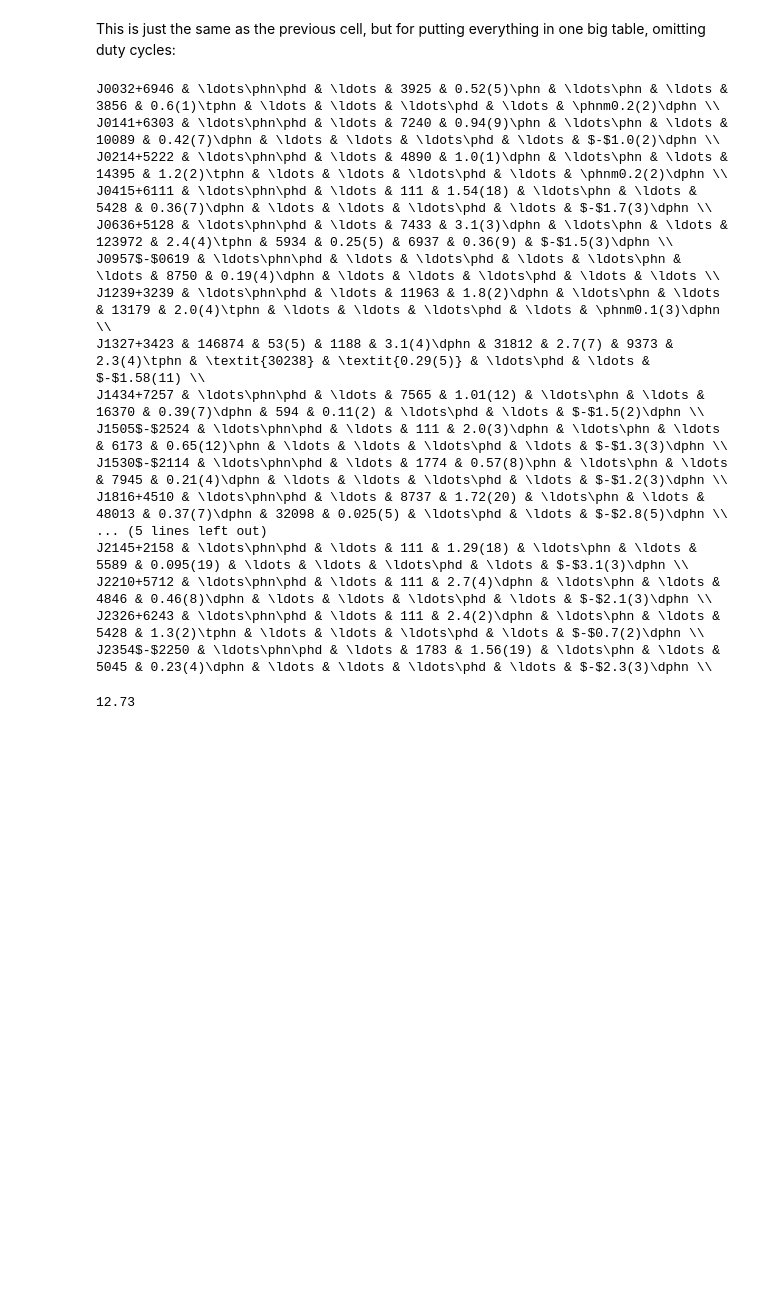
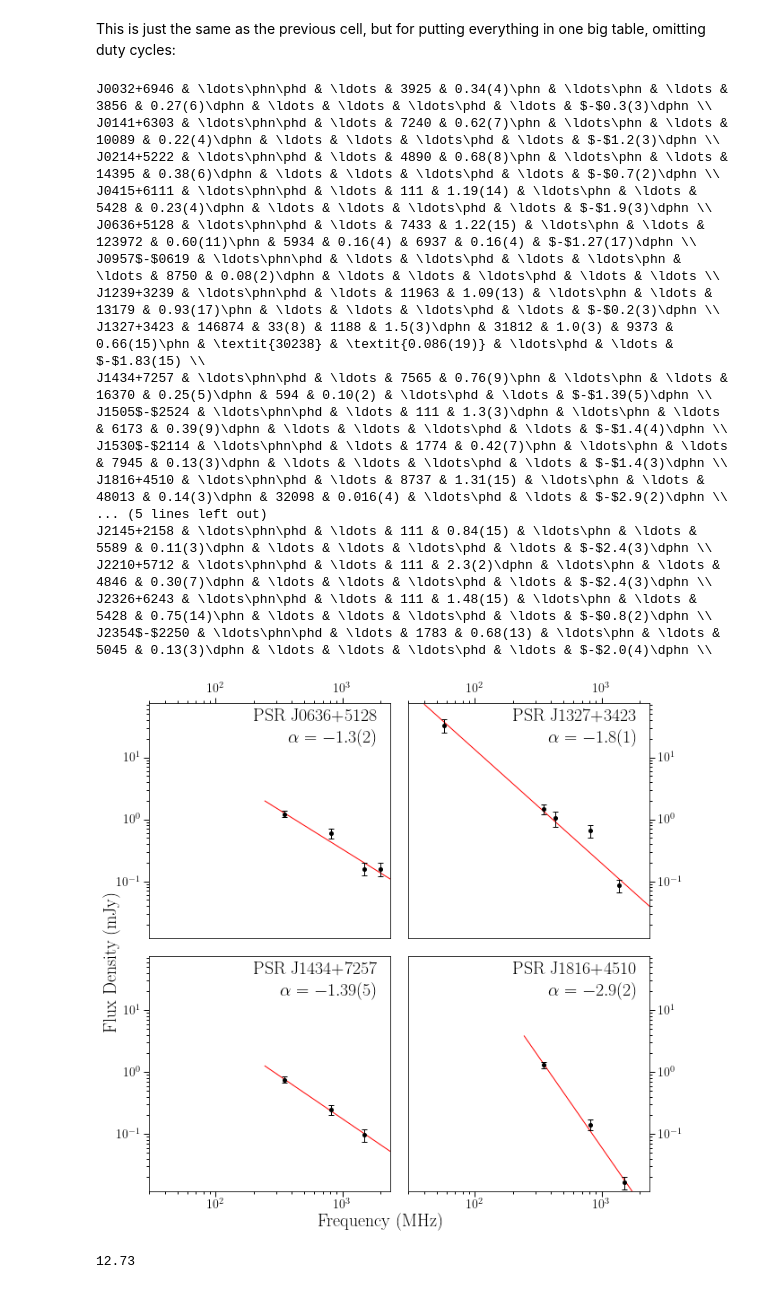
Before and after one commit to wcfiore/gbncc_viii, a Jupyter notebook: prof_flux_est.ipynb, the cells around one changed output. Cells and saved outputs as stored; diff of their text form; code cells hidden in the pictures; blank space fills up the shorter version.

```diff
--- a/prof_flux_est.ipynb
+++ b/prof_flux_est.ipynb
@@ -747,11 +835,14 @@ import table_utils as tu
 for psr in FluxDict.keys():
     pD = FluxDict[psr]
     if pD['Flux57']:
-        S57_tex = tu.ufve(pD['Flux57'],pD['errFlux57'],digits=tu.digits_for_unc(pD['errFlux57']))
-        tobs57str = f"{int(pD['Tobs57'])}"
+        Slow_tex = tu.ufve(pD['Flux57'],pD['errFlux57'],digits=tu.digits_for_unc(pD['errFlux57']))
+        tobslowstr = f"{int(pD['Tobs57'])}"
+    elif pD['Flux149']:
+        Slow_tex = tu.ufve(pD['Flux149'],pD['errFlux149'],digits=tu.digits_for_unc(pD['errFlux149']))
+        tobslowstr = f"{int(pD['Tobs149'])}"
     else:
-        S57_tex = "\ldots"
-        tobs57str = "\ldots\phn\phd"
+        Slow_tex = "\ldots"
+        tobslowstr = "\ldots\phn\phd"
     if pD['Flux350']:
         S350_tex = tu.ufve(pD['Flux350'],pD['errFlux350'],digits=tu.digits_for_unc(pD['errFlux350']))
         if len(S350_tex)==7:
@@ -778,14 +869,14 @@ for psr in FluxDict.keys():
             S820_tex = f"{S820_tex}\\tphn"
         tobs820str = f"{int(pD['Tobs820'])}"
     if pD['Flux1500']:
-        S1500_tex = tu.ufve(pD['Flux1500'],pD['errFlux1500'],digits=tu.digits_for_unc(pD['errFlux1500']))
-        tobs1500str = f"{int(pD['Tobs1500'])}"
+        SLband_tex = tu.ufve(pD['Flux1500'],pD['errFlux1500'],digits=tu.digits_for_unc(pD['errFlux1500']))
+        tobsLbandstr = f"{int(pD['Tobs1500'])}"
     elif pD['Flux1380']:
-        S1500_tex = "\\textit{"+tu.ufve(pD['Flux1380'],pD['errFlux1380'],digits=tu.digits_for_unc(pD['errFlux1380']))+"}"
-        tobs1500str = "\\textit{"+f"{int(pD['Tobs1380'])}"+"}"
+        SLband_tex = "\\textit{"+tu.ufve(pD['Flux1380'],pD['errFlux1380'],digits=tu.digits_for_unc(pD['errFlux1380']))+"}"
+        tobsLbandstr = "\\textit{"+f"{int(pD['Tobs1380'])}"+"}"
     else:
-        S1500_tex = "\ldots"
-        tobs1500str = "\ldots"
+        SLband_tex = "\ldots"
+        tobsLbandstr = "\ldots"
     if pD['Flux2000']:
         S2000_tex = tu.ufve(pD['Flux2000'],pD['errFlux2000'],digits=tu.digits_for_unc(pD['errFlux2000']))
         tobs2000str = f"{int(pD['Tobs2000'])}"
@@ -803,31 +894,31 @@ for psr in FluxDict.keys():
     else:
         SI_tex = "\ldots"
 
-    tex_line = f"{psr} & {tobs57str} & {S57_tex} & " + \
+    tex_line = f"{psr} & {tobslowstr} & {Slow_tex} & " + \
                f"{tobs350str} & {S350_tex} & " + \
                f"{tobs430str} & {S430_tex} & " + \
                f"{tobs820str} & {S820_tex} & " + \
-               f"{tobs1500str} & {S1500_tex} & " + \
+               f"{tobsLbandstr} & {SLband_tex} & " + \
                f"{tobs2000str} & {S2000_tex} & {SI_tex} \\\\"
     print(tex_line.replace("-","$-$").replace(" \\times ","$\\times$").replace("^","$^"))
 # %% [output]
-J0032+6946 & \ldots\phn\phd & \ldots & 3925 & 0.52(5)\phn & \ldots\phn & \ldots & 3856 & 0.6(1)\tphn & \ldots & \ldots & \ldots\phd & \ldots & \phnm0.2(2)\dphn \\
-J0141+6303 & \ldots\phn\phd & \ldots & 7240 & 0.94(9)\phn & \ldots\phn & \ldots & 10089 & 0.42(7)\dphn & \ldots & \ldots & \ldots\phd & \ldots & $-$1.0(2)\dphn \\
-J0214+5222 & \ldots\phn\phd & \ldots & 4890 & 1.0(1)\dphn & \ldots\phn & \ldots & 14395 & 1.2(2)\tphn & \ldots & \ldots & \ldots\phd & \ldots & \phnm0.2(2)\dphn \\
-J0415+6111 & \ldots\phn\phd & \ldots & 111 & 1.54(18) & \ldots\phn & \ldots & 5428 & 0.36(7)\dphn & \ldots & \ldots & \ldots\phd & \ldots & $-$1.7(3)\dphn \\
-J0636+5128 & \ldots\phn\phd & \ldots & 7433 & 3.1(3)\dphn & \ldots\phn & \ldots & 123972 & 2.4(4)\tphn & 5934 & 0.25(5) & 6937 & 0.36(9) & $-$1.5(3)\dphn \\
-J0957$-$0619 & \ldots\phn\phd & \ldots & \ldots\phd & \ldots & \ldots\phn & \ldots & 8750 & 0.19(4)\dphn & \ldots & \ldots & \ldots\phd & \ldots & \ldots \\
-J1239+3239 & \ldots\phn\phd & \ldots & 11963 & 1.8(2)\dphn & \ldots\phn & \ldots & 13179 & 2.0(4)\tphn & \ldots & \ldots & \ldots\phd & \ldots & \phnm0.1(3)\dphn \\
-J1327+3423 & 146874 & 53(5) & 1188 & 3.1(4)\dphn & 31812 & 2.7(7) & 9373 & 2.3(4)\tphn & \textit{30238} & \textit{0.29(5)} & \ldots\phd & \ldots & $-$1.58(11) \\
-J1434+7257 & \ldots\phn\phd & \ldots & 7565 & 1.01(12) & \ldots\phn & \ldots & 16370 & 0.39(7)\dphn & 594 & 0.11(2) & \ldots\phd & \ldots & $-$1.5(2)\dphn \\
-J1505$-$2524 & \ldots\phn\phd & \ldots & 111 & 2.0(3)\dphn & \ldots\phn & \ldots & 6173 & 0.65(12)\phn & \ldots & \ldots & \ldots\phd & \ldots & $-$1.3(3)\dphn \\
-J1530$-$2114 & \ldots\phn\phd & \ldots & 1774 & 0.57(8)\phn & \ldots\phn & \ldots & 7945 & 0.21(4)\dphn & \ldots & \ldots & \ldots\phd & \ldots & $-$1.2(3)\dphn \\
-J1816+4510 & \ldots\phn\phd & \ldots & 8737 & 1.72(20) & \ldots\phn & \ldots & 48013 & 0.37(7)\dphn & 32098 & 0.025(5) & \ldots\phd & \ldots & $-$2.8(5)\dphn \\
+J0032+6946 & \ldots\phn\phd & \ldots & 3925 & 0.34(4)\phn & \ldots\phn & \ldots & 3856 & 0.27(6)\dphn & \ldots & \ldots & \ldots\phd & \ldots & $-$0.3(3)\dphn \\
+J0141+6303 & \ldots\phn\phd & \ldots & 7240 & 0.62(7)\phn & \ldots\phn & \ldots & 10089 & 0.22(4)\dphn & \ldots & \ldots & \ldots\phd & \ldots & $-$1.2(3)\dphn \\
+J0214+5222 & \ldots\phn\phd & \ldots & 4890 & 0.68(8)\phn & \ldots\phn & \ldots & 14395 & 0.38(6)\dphn & \ldots & \ldots & \ldots\phd & \ldots & $-$0.7(2)\dphn \\
+J0415+6111 & \ldots\phn\phd & \ldots & 111 & 1.19(14) & \ldots\phn & \ldots & 5428 & 0.23(4)\dphn & \ldots & \ldots & \ldots\phd & \ldots & $-$1.9(3)\dphn \\
+J0636+5128 & \ldots\phn\phd & \ldots & 7433 & 1.22(15) & \ldots\phn & \ldots & 123972 & 0.60(11)\phn & 5934 & 0.16(4) & 6937 & 0.16(4) & $-$1.27(17)\dphn \\
+J0957$-$0619 & \ldots\phn\phd & \ldots & \ldots\phd & \ldots & \ldots\phn & \ldots & 8750 & 0.08(2)\dphn & \ldots & \ldots & \ldots\phd & \ldots & \ldots \\
+J1239+3239 & \ldots\phn\phd & \ldots & 11963 & 1.09(13) & \ldots\phn & \ldots & 13179 & 0.93(17)\phn & \ldots & \ldots & \ldots\phd & \ldots & $-$0.2(3)\dphn \\
+J1327+3423 & 146874 & 33(8) & 1188 & 1.5(3)\dphn & 31812 & 1.0(3) & 9373 & 0.66(15)\phn & \textit{30238} & \textit{0.086(19)} & \ldots\phd & \ldots & $-$1.83(15) \\
+J1434+7257 & \ldots\phn\phd & \ldots & 7565 & 0.76(9)\phn & \ldots\phn & \ldots & 16370 & 0.25(5)\dphn & 594 & 0.10(2) & \ldots\phd & \ldots & $-$1.39(5)\dphn \\
+J1505$-$2524 & \ldots\phn\phd & \ldots & 111 & 1.3(3)\dphn & \ldots\phn & \ldots & 6173 & 0.39(9)\dphn & \ldots & \ldots & \ldots\phd & \ldots & $-$1.4(4)\dphn \\
+J1530$-$2114 & \ldots\phn\phd & \ldots & 1774 & 0.42(7)\phn & \ldots\phn & \ldots & 7945 & 0.13(3)\dphn & \ldots & \ldots & \ldots\phd & \ldots & $-$1.4(3)\dphn \\
+J1816+4510 & \ldots\phn\phd & \ldots & 8737 & 1.31(15) & \ldots\phn & \ldots & 48013 & 0.14(3)\dphn & 32098 & 0.016(4) & \ldots\phd & \ldots & $-$2.9(2)\dphn \\
 ... (5 lines left out)
-J2145+2158 & \ldots\phn\phd & \ldots & 111 & 1.29(18) & \ldots\phn & \ldots & 5589 & 0.095(19) & \ldots & \ldots & \ldots\phd & \ldots & $-$3.1(3)\dphn \\
-J2210+5712 & \ldots\phn\phd & \ldots & 111 & 2.7(4)\dphn & \ldots\phn & \ldots & 4846 & 0.46(8)\dphn & \ldots & \ldots & \ldots\phd & \ldots & $-$2.1(3)\dphn \\
-J2326+6243 & \ldots\phn\phd & \ldots & 111 & 2.4(2)\dphn & \ldots\phn & \ldots & 5428 & 1.3(2)\tphn & \ldots & \ldots & \ldots\phd & \ldots & $-$0.7(2)\dphn \\
-J2354$-$2250 & \ldots\phn\phd & \ldots & 1783 & 1.56(19) & \ldots\phn & \ldots & 5045 & 0.23(4)\dphn & \ldots & \ldots & \ldots\phd & \ldots & $-$2.3(3)\dphn \\
+J2145+2158 & \ldots\phn\phd & \ldots & 111 & 0.84(15) & \ldots\phn & \ldots & 5589 & 0.11(3)\dphn & \ldots & \ldots & \ldots\phd & \ldots & $-$2.4(3)\dphn \\
+J2210+5712 & \ldots\phn\phd & \ldots & 111 & 2.3(2)\dphn & \ldots\phn & \ldots & 4846 & 0.30(7)\dphn & \ldots & \ldots & \ldots\phd & \ldots & $-$2.4(3)\dphn \\
+J2326+6243 & \ldots\phn\phd & \ldots & 111 & 1.48(15) & \ldots\phn & \ldots & 5428 & 0.75(14)\phn & \ldots & \ldots & \ldots\phd & \ldots & $-$0.8(2)\dphn \\
+J2354$-$2250 & \ldots\phn\phd & \ldots & 1783 & 0.68(13) & \ldots\phn & \ldots & 5045 & 0.13(3)\dphn & \ldots & \ldots & \ldots\phd & \ldots & $-$2.0(4)\dphn \\
 # %%
 import matplotlib as mpl
 plt.rc('font',**{'family':'serif','serif':['Computer Modern Roman']})
@@ -857,6 +948,10 @@ for psr in FluxDict.keys():
         freqs.append(57.15)
         fluxes.append(pD['Flux57'])
         flux_errs.append(pD['errFlux57'])
+    if pD['Flux149']:
+        freqs.append(149.0)
+        fluxes.append(pD['Flux149'])
+        flux_errs.append(pD['errFlux149'])
     if pD['Flux350']:
         freqs.append(350.0)
         fluxes.append(pD['Flux350'])
@@ -892,37 +987,42 @@ for psr in FluxDict.keys():
         freq_f = 2400.0
         #n = (freq_f-freq_i)/0.1
         fs = np.arange(freq_i,freq_f,0.1)
         power_law = powerlaw(fs,coeff,SI)
+#         ax = plt.subplot(2,3,n)
         ax = plt.subplot(2,2,n)
         ax.plot(fs,power_law,c='r',linestyle='-',linewidth=1)
         ax.errorbar(freqs,fluxes,yerr=flux_errs,fmt='o',ms=4,capsize=3,elinewidth=1,c='black')
         ax.set_yscale('log')
         ax.set_xscale('log')
         ax.text(0.95,0.94,f"PSR {psr}",color='black',rotation=0,size=20,va='center',ha='right',transform=ax.transAxes)
-        ax.text(0.95,0.85,f"$\\alpha = {SI_tex.split('(')[0]}\\pm0.{SI_tex.strip(')').split('(')[1]}$",color='black',rotation=0,size=20,va='center',ha='right',transform=ax.transAxes)
+        #ax.text(0.95,0.85,f"$\\alpha = {SI_tex.split('(')[0]}\\pm0.{SI_tex.strip(')').split('(')[1]}$",color='black',rotation=0,size=20,va='center',ha='right',transform=ax.transAxes)
+        ax.text(0.95,0.85,f"$\\alpha = {SI_tex}$",color='black',rotation=0,size=20,va='center',ha='right',transform=ax.transAxes)
         ax.xaxis.set_minor_formatter(plt.NullFormatter())
 #         ax.set_xticks([100.,300.,1000.,2000.])
 #         ax.set_xticklabels(["100","300","1000","2000"],fontsize=14)
 #         ax.set_yticks([0.1,1.,10.,100.,1000.])
 #         ax.set_yticklabels(["0.1","1","10","100","1000"],fontsize=14)
-#         ax.set_xlim([freq_i,freq_f])
-#         ax.set_ylim([0.65*min(fluxes),1.45*(max(fluxes)+max(flux_errs))])
+        ax.set_xlim([freq_i,freq_f])
+        ax.set_ylim([0.65*min(fluxes),1.45*(max(fluxes)+max(flux_errs))])
         ax.set_xlim(30.,2400.)
-        ax.set_ylim(0.015,73.)
+        ax.set_ylim(0.012,75.)
         ax.tick_params(length=6,width=1,which='major')
         ax.tick_params(length=3,width=1,which='minor')
         if n==1:
             ax.xaxis.tick_top()
             ax.text(-0.12,-0.1,"Flux Density (mJy)",color='black',rotation=90,size=20,va='center',ha='right',transform=ax.transAxes)
         elif n==2:
             ax.xaxis.tick_top()
             ax.yaxis.tick_right()
             #ax.text(0.15,1.15,"Frequency (MHz)",color='black',rotation=0,size=16,va='center',ha='right',transform=ax.transAxes)
             #ax.text(1.15,-0.1,"Flux Density (mJy)",color='black',rotation=90,size=16,va='center',ha='right',transform=ax.transAxes)
         elif n==4:
             ax.yaxis.tick_right()
             ax.text(0.15,-0.13,"Frequency (MHz)",color='black',rotation=0,size=20,va='center',ha='right',transform=ax.transAxes)
 plt.savefig("spectra.pdf",format='pdf',bbox_inches='tight',pad_inches=0.25)
+plt.show()
+# %% [output]
+[figure, added]
 # %%
 # WRITE FILE WITH FLUX INFO FOR PLOTTING PROFILES
 
```
Also changed, not shown: parts of 10 cells of this notebook, 5 other files.
